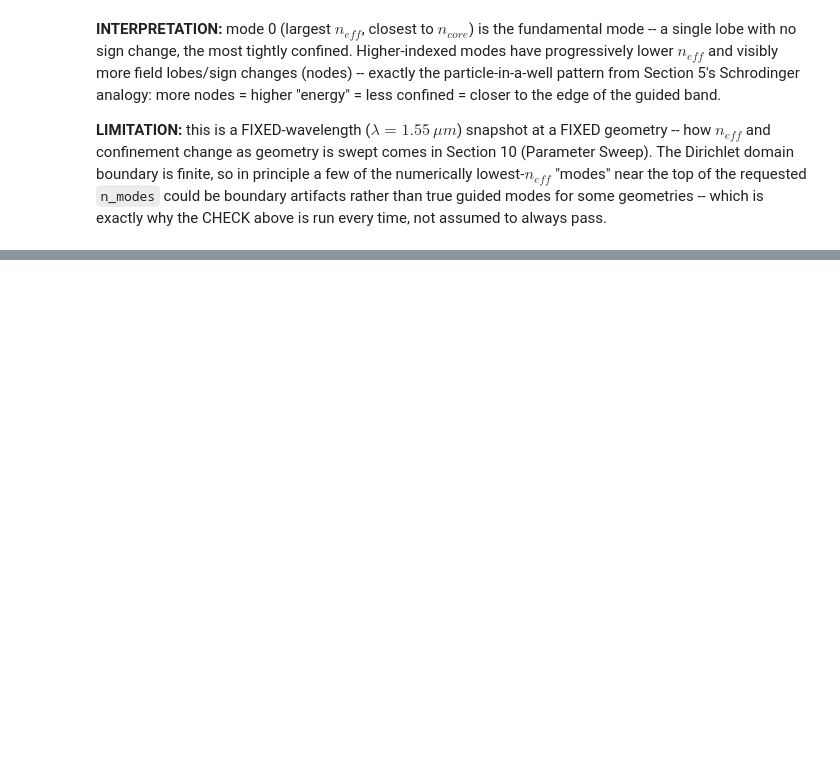
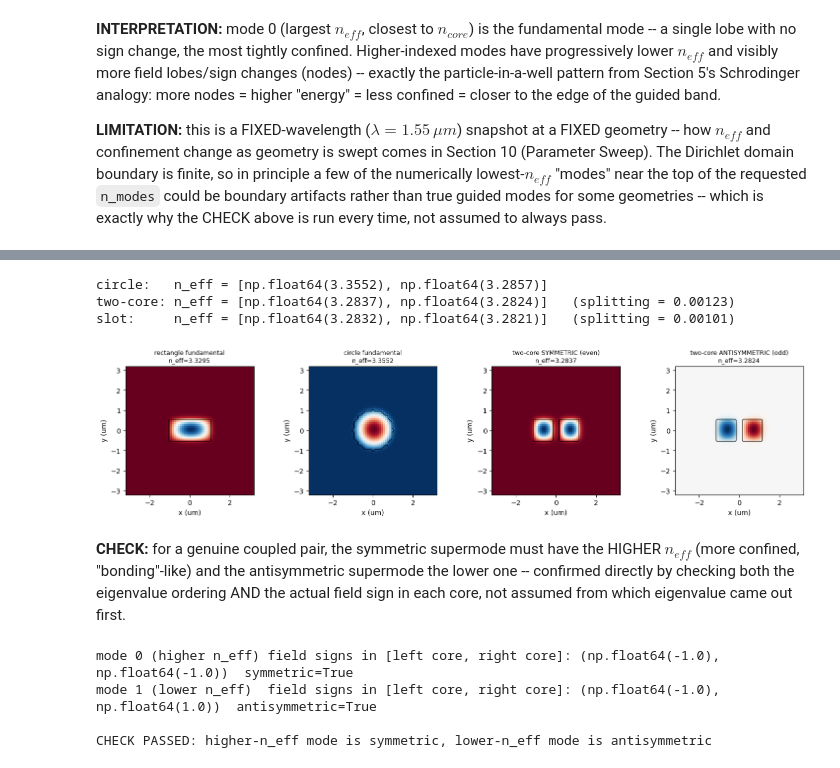
Before and after one commit to ColinsCoding/Dispersion-Assisted-GS-Phase-Recovery, a Jupyter notebook: projects/photonic_modes_geometry/photonic_modes_geometry.ipynb, the cells around one changed output, grey strips where cells are left out. Saved outputs shown, nothing was run; the diff lists cells and outputs as text; code cells hidden in the pictures; blank space fills up the shorter version.

```diff
--- a/projects/photonic_modes_geometry/photonic_modes_geometry.ipynb
+++ b/projects/photonic_modes_geometry/photonic_modes_geometry.ipynb
@@ -406,0 +428,63 @@ always pass.
+# %%
+from geometry import make_circle, make_two_core_structure, make_slot
+
+n_circ, _ = make_circle(nx, ny, dx, dy, radius=1.0)
+modes_circ = solve_modes(n_circ, dx, dy, wavelength_um, n_modes=2)
+
+gap = 0.3  # deliberately narrow -- close enough for visible coupling at this grid resolution
+n_two, _ = make_two_core_structure(nx, ny, dx, dy, core_width=1.0, core_height=1.0, gap=gap)
+modes_two = solve_modes(n_two, dx, dy, wavelength_um, n_modes=2)
+
+n_slot_g, _ = make_slot(nx, ny, dx, dy, core_width=1.0, core_height=1.0, gap=gap)
+modes_slot = solve_modes(n_slot_g, dx, dy, wavelength_um, n_modes=2)
+
+print(f"circle:   n_eff = {[round(m['n_eff'], 4) for m in modes_circ]}")
+print(f"two-core: n_eff = {[round(m['n_eff'], 4) for m in modes_two]}   "
+      f"(splitting = {modes_two[0]['n_eff']-modes_two[1]['n_eff']:.5f})")
+print(f"slot:     n_eff = {[round(m['n_eff'], 4) for m in modes_slot]}   "
+      f"(splitting = {modes_slot[0]['n_eff']-modes_slot[1]['n_eff']:.5f})")
+# %% [output]
+circle:   n_eff = [np.float64(3.3552), np.float64(3.2857)]
+two-core: n_eff = [np.float64(3.2837), np.float64(3.2824)]   (splitting = 0.00123)
+slot:     n_eff = [np.float64(3.2832), np.float64(3.2821)]   (splitting = 0.00101)
+# %%
+fig, axs = plt.subplots(1, 4, figsize=(15, 3.5))
+panels = [
+    (modes[0]["psi"], n_rect, f"rectangle fundamental\nn_eff={modes[0]['n_eff']:.4f}"),
+    (modes_circ[0]["psi"], n_circ, f"circle fundamental\nn_eff={modes_circ[0]['n_eff']:.4f}"),
+    (modes_two[0]["psi"], n_two, f"two-core SYMMETRIC (even)\nn_eff={modes_two[0]['n_eff']:.4f}"),
+    (modes_two[1]["psi"], n_two, f"two-core ANTISYMMETRIC (odd)\nn_eff={modes_two[1]['n_eff']:.4f}"),
+]
+for ax, (psi, n_geom, title) in zip(axs, panels):
+    im = ax.imshow(psi.T, origin="lower", cmap="RdBu_r", extent=extent)
+    ax.contour(X, Y, n_geom, levels=[(1.44 + 3.4) / 2], colors="k", linewidths=0.8)
+    ax.set_title(title, fontsize=9); ax.set_xlabel("x (um)"); ax.set_ylabel("y (um)")
+plt.tight_layout(); plt.show()
+# %% [output]
+[figure, added]
+# %% [markdown]
+**CHECK:** for a genuine coupled pair, the symmetric supermode must have
+the HIGHER $n_{eff}$ (more confined, "bonding"-like) and the antisymmetric
+supermode the lower one -- confirmed directly by checking both the
+eigenvalue ordering AND the actual field sign in each core, not assumed
+from which eigenvalue came out first.
+# %%
+i_left, i_right = nx // 2 - int(0.4 / dx), nx // 2 + int(0.4 / dx)
+j_mid = ny // 2
+
+sign_mode0 = (np.sign(modes_two[0]["psi"][i_left, j_mid]), np.sign(modes_two[0]["psi"][i_right, j_mid]))
+sign_mode1 = (np.sign(modes_two[1]["psi"][i_left, j_mid]), np.sign(modes_two[1]["psi"][i_right, j_mid]))
+
+is_symmetric_0 = sign_mode0[0] == sign_mode0[1]
+is_antisymmetric_1 = sign_mode1[0] != sign_mode1[1]
+higher_neff_is_symmetric = modes_two[0]["n_eff"] > modes_two[1]["n_eff"]
+
+print(f"mode 0 (higher n_eff) field signs in [left core, right core]: {sign_mode0}  symmetric={is_symmetric_0}")
+print(f"mode 1 (lower n_eff)  field signs in [left core, right core]: {sign_mode1}  antisymmetric={is_antisymmetric_1}")
+assert is_symmetric_0 and is_antisymmetric_1 and higher_neff_is_symmetric
+print("\nCHECK PASSED: higher-n_eff mode is symmetric, lower-n_eff mode is antisymmetric")
+# %% [output]
+mode 0 (higher n_eff) field signs in [left core, right core]: (np.float64(-1.0), np.float64(-1.0))  symmetric=True
+mode 1 (lower n_eff)  field signs in [left core, right core]: (np.float64(-1.0), np.float64(1.0))  antisymmetric=True
+
+CHECK PASSED: higher-n_eff mode is symmetric, lower-n_eff mode is antisymmetric
```
Also changed, not shown: parts of 4 cells of this notebook, 1 other file.
